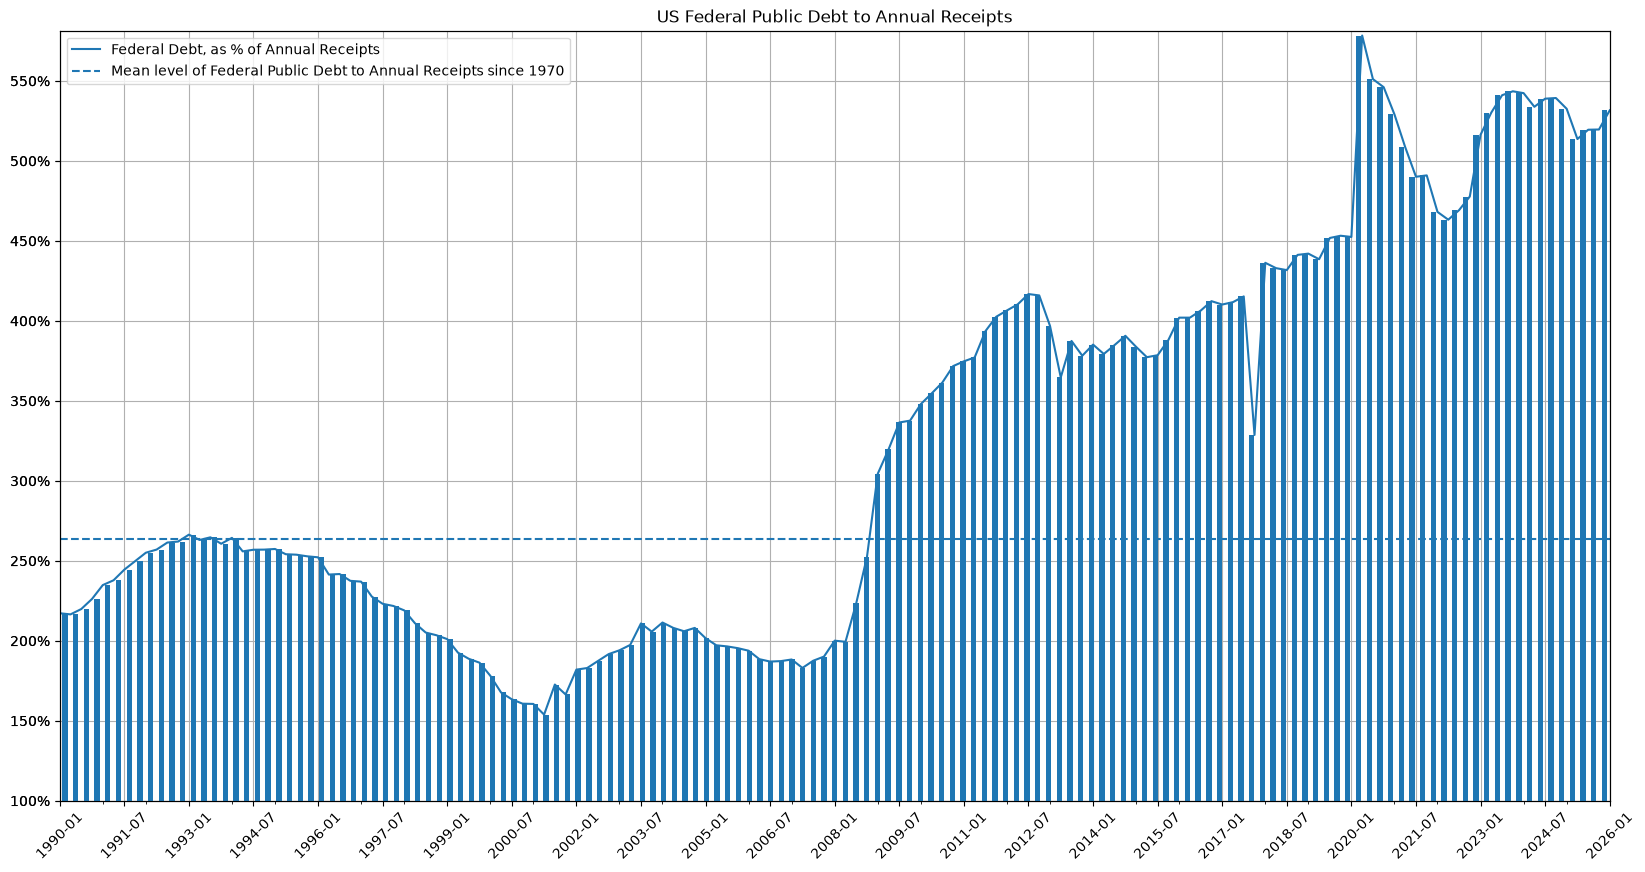
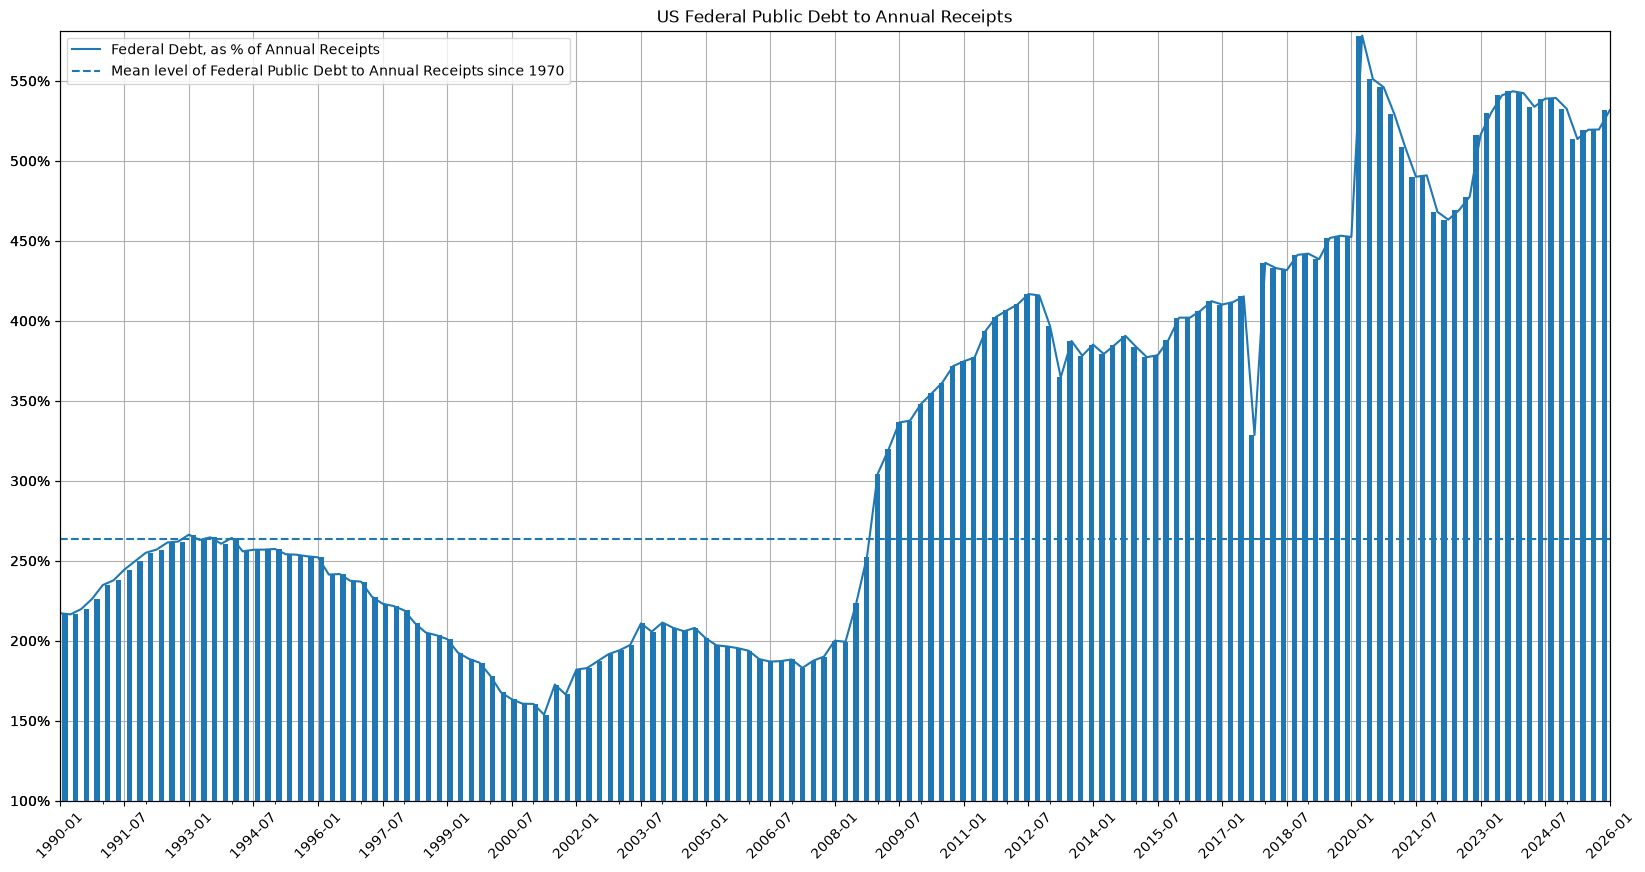
The change to this notebook cell's code, shown as a diff; its figure went from the first image to the second:
--- before
+++ after
@@ -4,5 +4,5 @@
                          ylim=(1, shorter_series.max() + .03))
 ax2 = ax.twiny()
-shorter_series.plot.bar(ax=ax2, xlabel='', legend=False)
+shorter_series.plot.bar(ax=ax2, xlabel='', legend=False, x_compat=True)
 ax.axhline(y=fred_pub_debt_and_tax_rev[FEDERAL_DEBT_TO_TAX].mean(), c='#1f77b4', ls='--',
            label=LABEL_DEBT_TO_TAX + suffix)

Commit: Updated for pandas 3.x